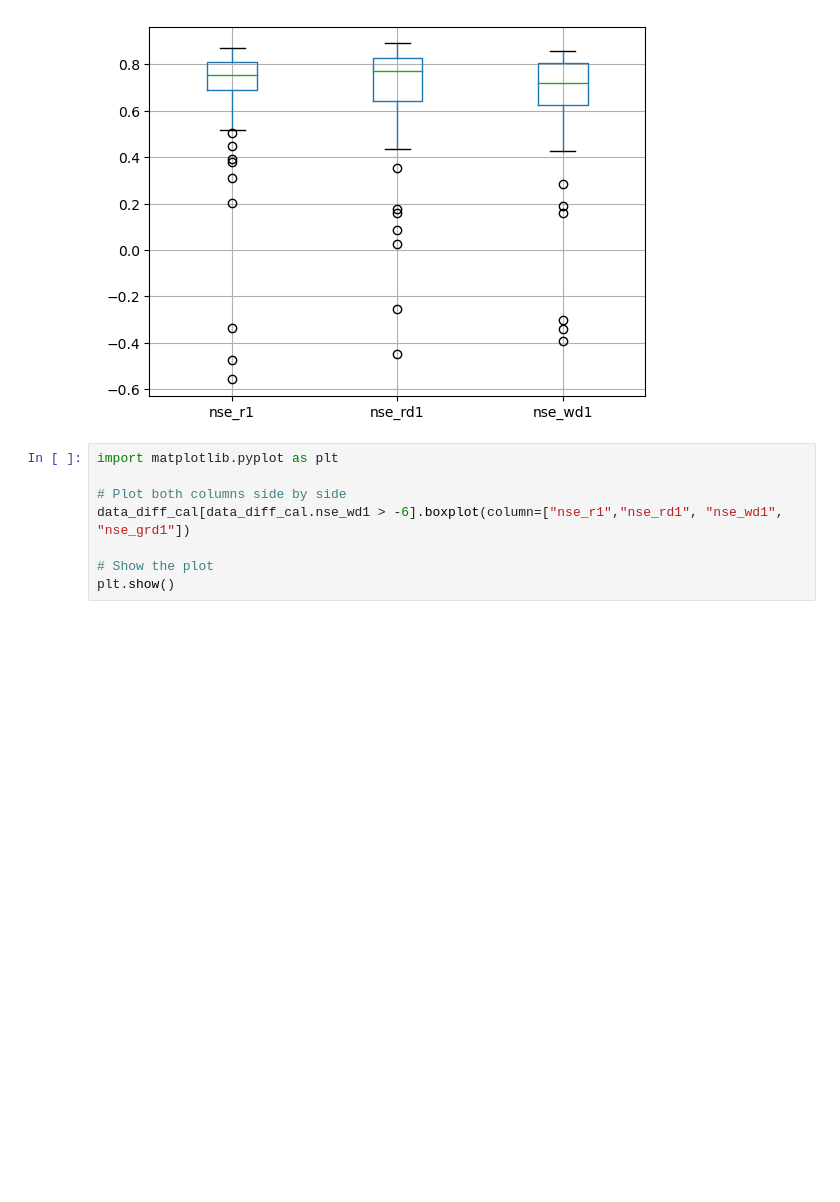
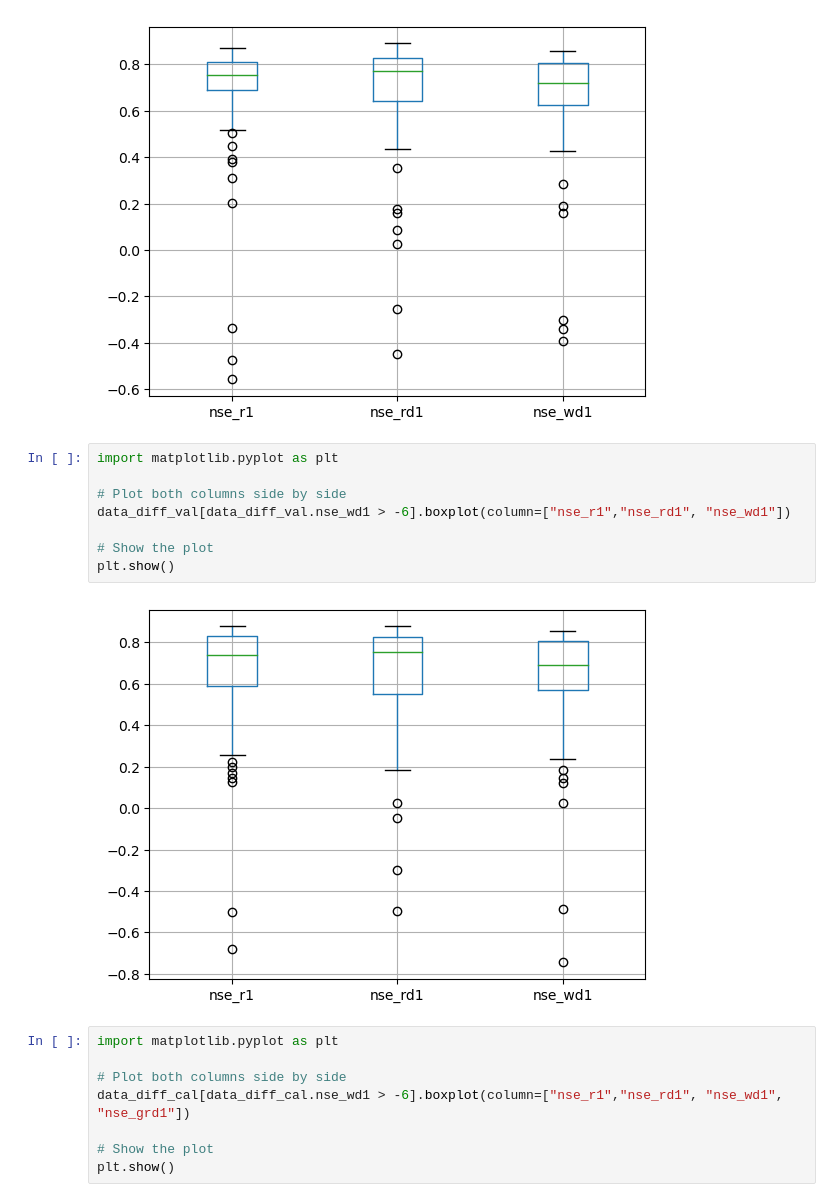
Before and after one commit to thiagovmdon/estreams_superflexpy, a Jupyter notebook: code/03_modelling_distributed_Moselle_SUMAX_WD.ipynb, the cells around one changed output. Cells and saved outputs as stored; diff of their text form; blank space fills up the shorter version.

```diff
--- a/code/03_modelling_distributed_Moselle_SUMAX_WD.ipynb
+++ b/code/03_modelling_distributed_Moselle_SUMAX_WD.ipynb
@@ -2296,6 +2511,16 @@ data_diff_cal[data_diff_cal.nse_wd1 > -6].boxplot(column=["nse_r1","nse_rd1", "n
 plt.show()
 # %% [output]
 [figure]
+# %%
+import matplotlib.pyplot as plt
+
+# Plot both columns side by side
+data_diff_val[data_diff_val.nse_wd1 > -6].boxplot(column=["nse_r1","nse_rd1", "nse_wd1"])
+
+# Show the plot
+plt.show()
+# %% [output]
+[figure, added]
 # %%
 import matplotlib.pyplot as plt
 
```
Also changed, not shown: parts of 27 cells of this notebook, 14 other files.
